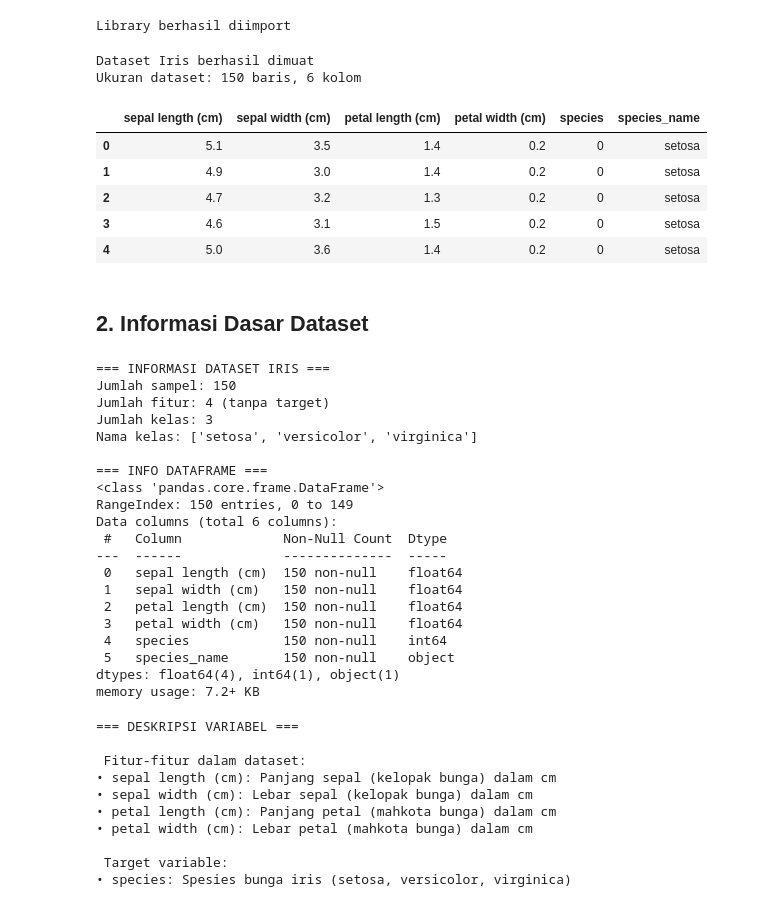
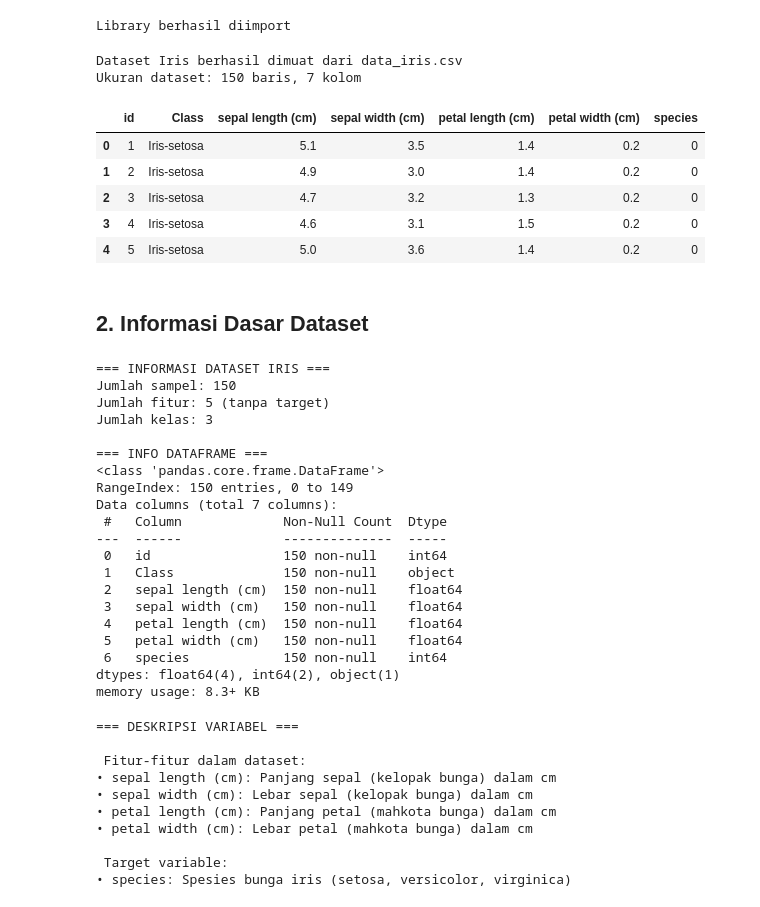
Before and after one commit to AchmadLutfi196/PSD, a Jupyter notebook: PSD/_build/jupyter_execute/DataUnderstanding.ipynb, the cells around one changed output. Saved outputs shown, nothing was run; the diff lists cells and outputs as text; code cells hidden in the pictures.

```diff
--- a/PSD/_build/jupyter_execute/DataUnderstanding.ipynb
+++ b/PSD/_build/jupyter_execute/DataUnderstanding.ipynb
@@ -22,26 +21,41 @@ print("Library berhasil diimport")
 # %% [output]
 Library berhasil diimport
 # %%
-# Load dataset Iris dari sklearn
-iris_data = load_iris()
+# Load dataset Iris dari file CSV
+df = pd.read_csv('data_iris.csv', delimiter=';')
 
-# Buat DataFrame
-df = pd.DataFrame(data=iris_data.data, columns=iris_data.feature_names)
-df['species'] = iris_data.target
-df['species_name'] = df['species'].map({0: 'setosa', 1: 'versicolor', 2: 'virginica'})
+# Konversi kolom numerik yang menggunakan koma sebagai decimal separator
+numeric_columns = ['sepal length', 'sepal width', 'petal length', 'petal width']
 
-print("Dataset Iris berhasil dimuat")
+for col in numeric_columns:
+    if col in df.columns:
+        # Konversi koma ke titik untuk decimal
+        df[col] = df[col].astype(str).str.replace(',', '.').astype(float)
+
+# Buat kolom species numerik dan species name
+df['species'] = df['Class'].map({'Iris-setosa': 0, 'Iris-versicolor': 1, 'Iris-virginica': 2})
+# df['species_name'] = df['Class'].map({'Iris-setosa': 'setosa', 'Iris-versicolor': 'versicolor', 'Iris-virginica': 'virginica'})
+
+# Rename kolom untuk konsistensi dengan format sklearn
+df = df.rename(columns={
+    'sepal length': 'sepal length (cm)',
+    'sepal width': 'sepal width (cm)',
+    'petal length': 'petal length (cm)',
+    'petal width': 'petal width (cm)'
+})
+
+print("Dataset Iris berhasil dimuat dari data_iris.csv")
 print(f"Ukuran dataset: {df.shape[0]} baris, {df.shape[1]} kolom")
 df.head()
 # %% [output]
-Dataset Iris berhasil dimuat
-Ukuran dataset: 150 baris, 6 kolom
+Dataset Iris berhasil dimuat dari data_iris.csv
+Ukuran dataset: 150 baris, 7 kolom
-|  | sepal length (cm) | sepal width (cm) | petal length (cm) | petal width (cm) | species | species_name |
-| 0 | 5.1 | 3.5 | 1.4 | 0.2 | 0 | setosa |
-| 1 | 4.9 | 3.0 | 1.4 | 0.2 | 0 | setosa |
-| 2 | 4.7 | 3.2 | 1.3 | 0.2 | 0 | setosa |
-| 3 | 4.6 | 3.1 | 1.5 | 0.2 | 0 | setosa |
-| 4 | 5.0 | 3.6 | 1.4 | 0.2 | 0 | setosa |
+|  | id | Class | sepal length (cm) | sepal width (cm) | petal length (cm) | petal width (cm) | species |
+| 0 | 1 | Iris-setosa | 5.1 | 3.5 | 1.4 | 0.2 | 0 |
+| 1 | 2 | Iris-setosa | 4.9 | 3.0 | 1.4 | 0.2 | 0 |
+| 2 | 3 | Iris-setosa | 4.7 | 3.2 | 1.3 | 0.2 | 0 |
+| 3 | 4 | Iris-setosa | 4.6 | 3.1 | 1.5 | 0.2 | 0 |
+| 4 | 5 | Iris-setosa | 5.0 | 3.6 | 1.4 | 0.2 | 0 |
 # %% [markdown]
 ## 2. Informasi Dasar Dataset
 # %%
@@ -50,30 +64,29 @@ print("=== INFORMASI DATASET IRIS ===")
 print(f"Jumlah sampel: {len(df)}")
 print(f"Jumlah fitur: {len(df.columns)-2} (tanpa target)")
 print(f"Jumlah kelas: {df['species'].nunique()}")
-print(f"Nama kelas: {list(df['species_name'].unique())}")
 print("\n=== INFO DATAFRAME ===")
 df.info()
 # %% [output]
 === INFORMASI DATASET IRIS ===
 Jumlah sampel: 150
-Jumlah fitur: 4 (tanpa target)
+Jumlah fitur: 5 (tanpa target)
 Jumlah kelas: 3
-Nama kelas: ['setosa', 'versicolor', 'virginica']
 
 === INFO DATAFRAME ===
 <class 'pandas.core.frame.DataFrame'>
 RangeIndex: 150 entries, 0 to 149
-Data columns (total 6 columns):
+Data columns (total 7 columns):
  #   Column             Non-Null Count  Dtype
 ---  ------             --------------  -----
- 0   sepal length (cm)  150 non-null    float64
- 1   sepal width (cm)   150 non-null    float64
- 2   petal length (cm)  150 non-null    float64
- 3   petal width (cm)   150 non-null    float64
- 4   species            150 non-null    int64
- 5   species_name       150 non-null    object
-dtypes: float64(4), int64(1), object(1)
-memory usage: 7.2+ KB
+ 0   id                 150 non-null    int64
+ 1   Class              150 non-null    object
+ 2   sepal length (cm)  150 non-null    float64
+ 3   sepal width (cm)   150 non-null    float64
+ 4   petal length (cm)  150 non-null    float64
+ 5   petal width (cm)   150 non-null    float64
+ 6   species            150 non-null    int64
+dtypes: float64(4), int64(2), object(1)
+memory usage: 8.3+ KB
 # %%
 # Deskripsi variabel
 print("=== DESKRIPSI VARIABEL ===")
```
Also changed, not shown: parts of 14 cells of this notebook, 25 other files.
